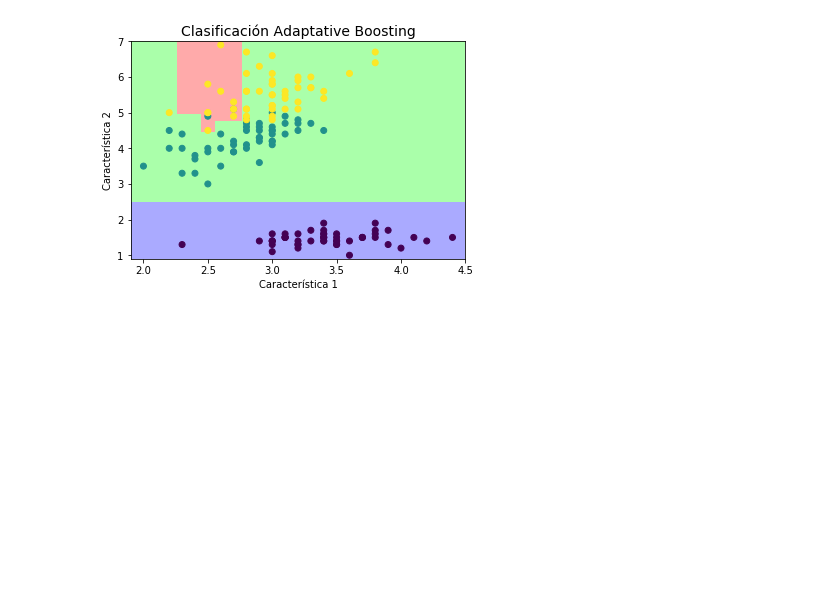
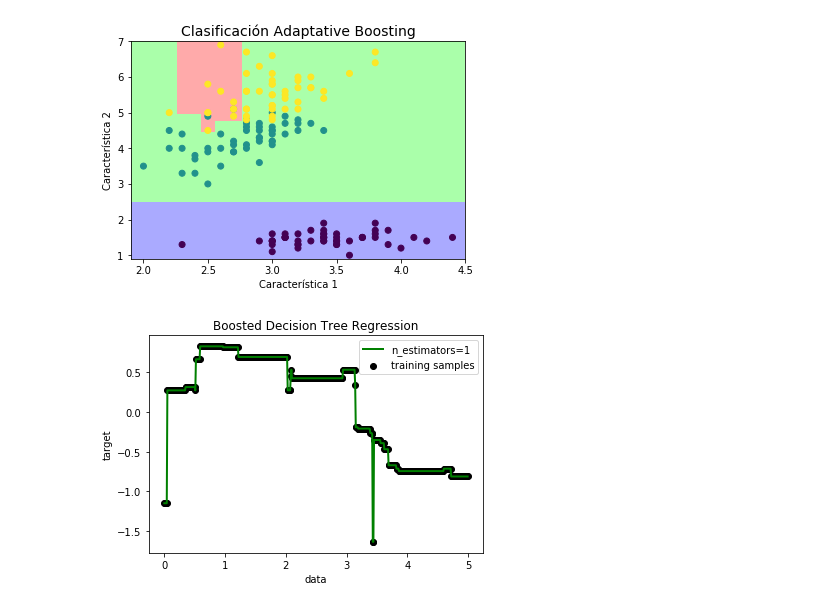
Before and after one commit to jaiderog/ML_IntroductoryCourse, a Jupyter notebook: expo/asdf.ipynb, the cells around one changed output. Saved outputs shown, nothing was run; the diff lists cells and outputs as text; code cells hidden in the pictures; blank space fills up the shorter version.

```diff
--- a/expo/asdf.ipynb
+++ b/expo/asdf.ipynb
@@ -74,3 +74,32 @@ plt.pcolormesh(xx, yy, Z.T, cmap=cmap_light)
 plt.scatter(X[:,1], X[:,2], c=y);
 # %% [output]
 [figure]
+# %%
+import numpy as np
+from sklearn.ensemble import AdaBoostRegressor
+
+# Create a random dataset
+rng = np.random.RandomState(1)
+X = np.sort(5 * rng.rand(80, 1), axis=0)
+y = np.sin(X).ravel()
+y[::5] += 3 * (0.5 - rng.rand(16))
+
+
+clf_1 = AdaBoostRegressor()
+clf_1.fit(X, y)
+
+# Predict
+X_test = np.arange(0.0, 5.0, 0.01)[:, np.newaxis]
+y_1 = clf_1.predict(X_test)
+
+# Plot the resu  et")
+plt.figure()
+plt.scatter(X_test, y_1, c="k", label="training samples")
+plt.plot(X_test, y_1, c="g", label="n_estimators=1", linewidth=2)
+plt.xlabel("data")
+plt.ylabel("target")
+plt.title("Boosted Decision Tree Regression")
+plt.legend()
+plt.show()
+# %% [output]
+[figure, added]
```
Also changed, not shown: parts of 1 cell of this notebook.
